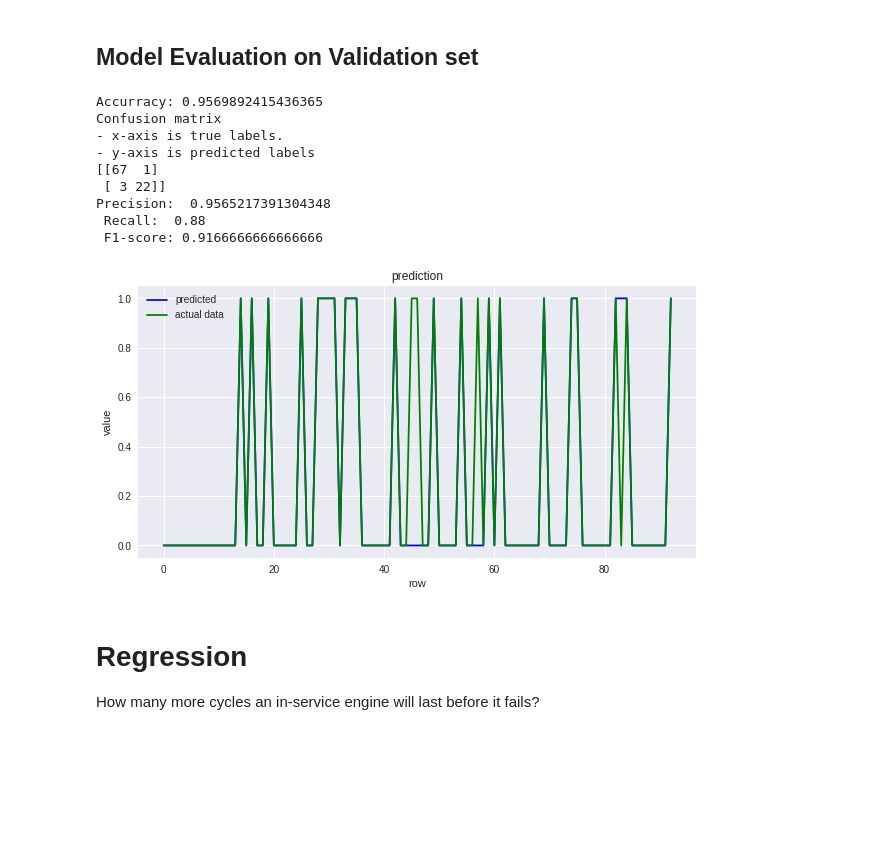
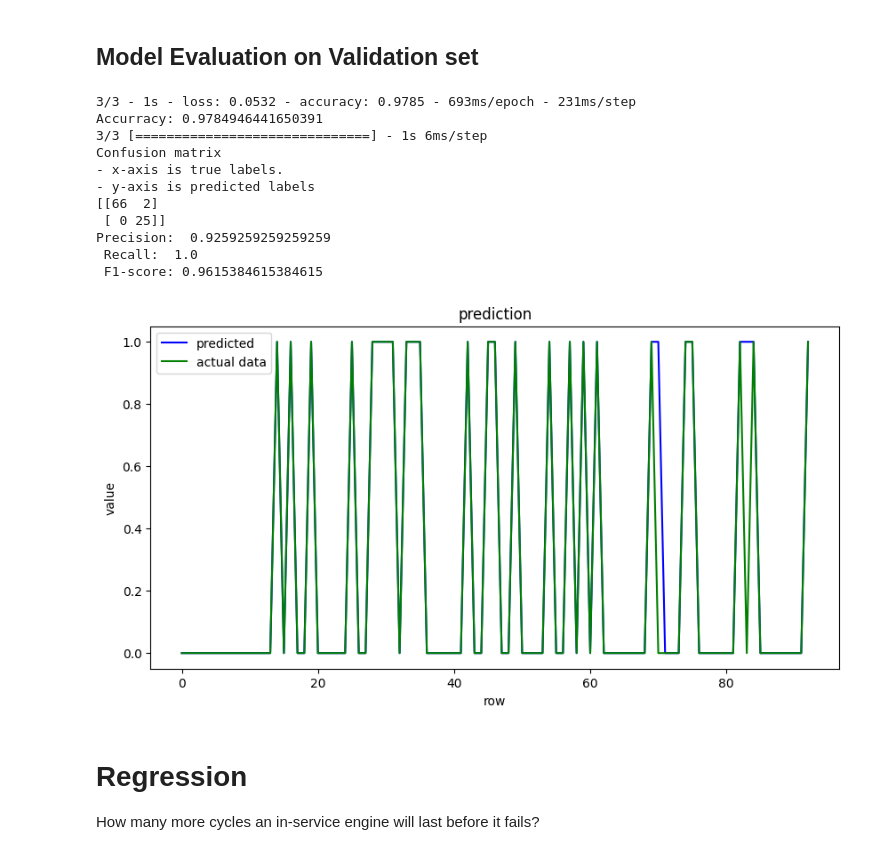
Before and after one commit to jingjieyeo/predictive_maintenance, a Jupyter notebook: Predictive_Maintenance_using_LSTM.ipynb, the cells around one changed output. Drawn from its saved outputs; the diff is of its cells as text; code cells hidden in the pictures; blank space fills up the shorter version.

```diff
--- a/Predictive_Maintenance_using_LSTM.ipynb
+++ b/Predictive_Maintenance_using_LSTM.ipynb
@@ -327,44 +383,48 @@ scores_test = estimator.evaluate(seq_array_test_last, label_array_test_last, ver
 print('Accurracy: {}'.format(scores_test[1]))
 
 # make predictions and compute confusion matrix
-y_pred_test = estimator.predict_classes(seq_array_test_last)
+#y_pred_test = estimator.predict_classes(seq_array_test_last)
+y_pred_test = estimator.predict(seq_array_test_last)
+y_pred_test = np.round(y_pred_test)
 y_true_test = label_array_test_last
 
 test_set = pd.DataFrame(y_pred_test)
 test_set.to_csv('binary_submit_test.csv', index = None)
 
 print('Confusion matrix\n- x-axis is true labels.\n- y-axis is predicted labels')
 cm = confusion_matrix(y_true_test, y_pred_test)
 print(cm)
 
 # compute precision and recall
 precision_test = precision_score(y_true_test, y_pred_test)
 recall_test = recall_score(y_true_test, y_pred_test)
 f1_test = 2 * (precision_test * recall_test) / (precision_test + recall_test)
 print( 'Precision: ', precision_test, '\n', 'Recall: ', recall_test,'\n', 'F1-score:', f1_test )
 
 # Plot in blue color the predicted data and in green color the
 # actual data to verify visually the accuracy of the model.
 fig_verify = plt.figure(figsize=(10, 5))
 plt.plot(y_pred_test, color="blue")
 plt.plot(y_true_test, color="green")
 plt.title('prediction')
 plt.ylabel('value')
 plt.xlabel('row')
 plt.legend(['predicted', 'actual data'], loc='upper left')
 plt.show()
 fig_verify.savefig("model_verify.png")
 # %% [output]
-Accurracy: 0.9569892415436365
+3/3 - 1s - loss: 0.0532 - accuracy: 0.9785 - 693ms/epoch - 231ms/step
+Accurracy: 0.9784946441650391
+3/3 [==============================] - 1s 6ms/step
 Confusion matrix
 - x-axis is true labels.
 - y-axis is predicted labels
-[[67  1]
- [ 3 22]]
-Precision:  0.9565217391304348
- Recall:  0.88
- F1-score: 0.9166666666666666
+[[66  2]
+ [ 0 25]]
+Precision:  0.9259259259259259
+ Recall:  1.0
+ F1-score: 0.9615384615384615
-[figure, old version]
+[figure, new version]
 # %% [markdown]
 # Regression
 How many more cycles an in-service engine will last before it fails?
```
Also changed, not shown: parts of 9 cells of this notebook.
